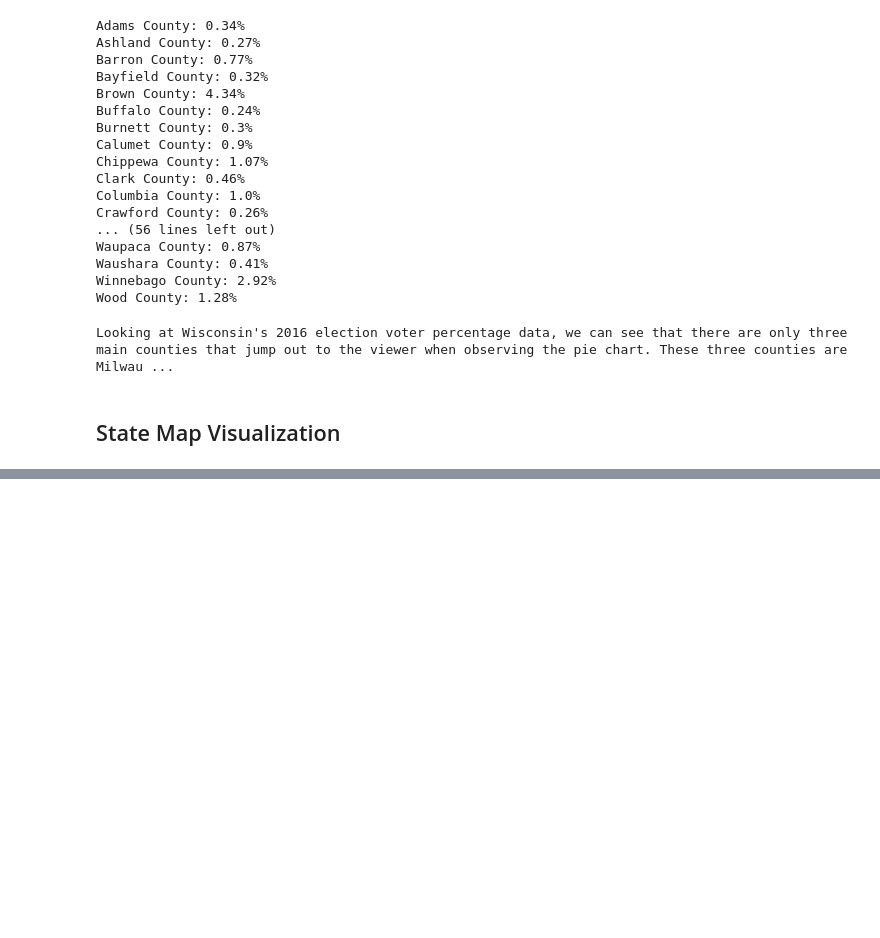
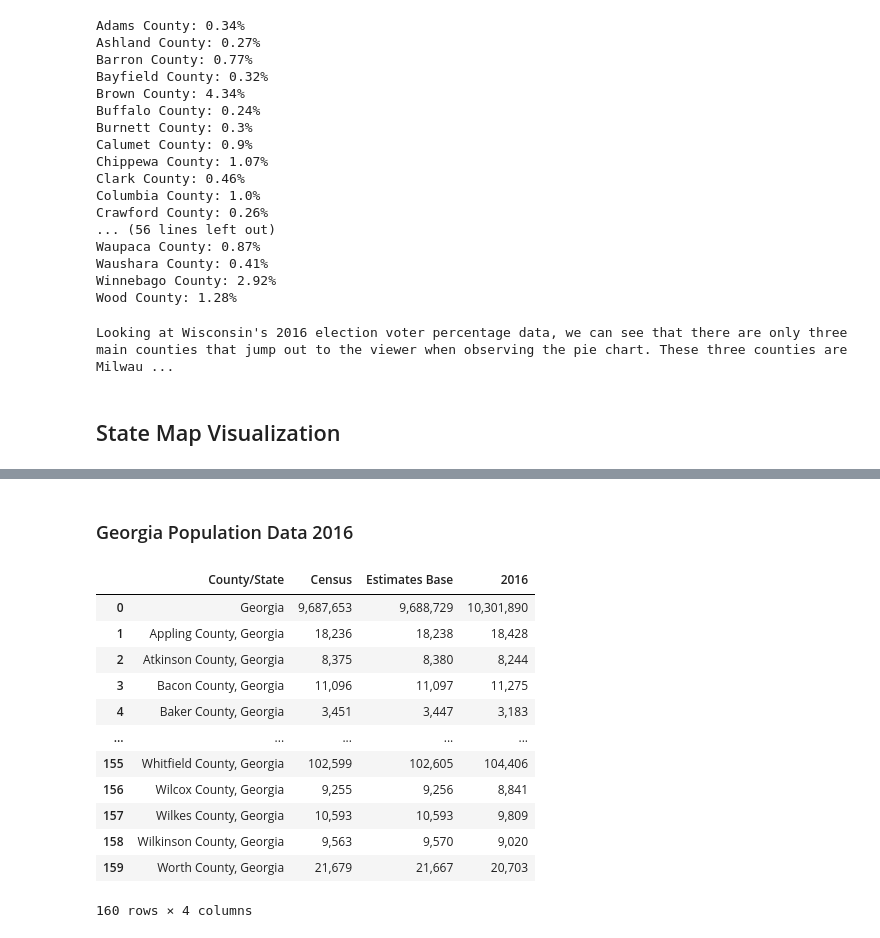
Before and after one commit to BrandonKim2000/BrandonKim2000.github.io, a Jupyter notebook: election2016/2016_Election_Analysis.ipynb, the cells around one changed output, grey strips where cells are left out. Cells and saved outputs as stored; diff of their text form; code cells hidden in the pictures; blank space fills up the shorter version.

```diff
--- a/election2016/2016_Election_Analysis.ipynb
+++ b/election2016/2016_Election_Analysis.ipynb
@@ -597,0 +627,21 @@ SyntaxError: invalid syntax (<ipython-input-4-16615d9e6f85>, line 2)
+# %% [markdown]
+### Georgia Population Data 2016
+# %%
+georgiaPop = pd.read_csv('../changeInPop/georgia.csv')
+georgiaPop.rename(columns={'Unnamed: 0': 'County/State'}, inplace=True)
+georgiaPop = georgiaPop.drop(['2010', '2011', '2012', '2013', '2014', '2015', '2017', '2018', '2019'], axis=1)
+georgiaPop
+# %% [output]
+|  | County/State | Census | Estimates Base | 2016 |
+| 0 | Georgia | 9,687,653 | 9,688,729 | 10,301,890 |
+| 1 | Appling County, Georgia | 18,236 | 18,238 | 18,428 |
+| 2 | Atkinson County, Georgia | 8,375 | 8,380 | 8,244 |
+| 3 | Bacon County, Georgia | 11,096 | 11,097 | 11,275 |
+| 4 | Baker County, Georgia | 3,451 | 3,447 | 3,183 |
+| ... | ... | ... | ... | ... |
+| 155 | Whitfield County, Georgia | 102,599 | 102,605 | 104,406 |
+| 156 | Wilcox County, Georgia | 9,255 | 9,256 | 8,841 |
+| 157 | Wilkes County, Georgia | 10,593 | 10,593 | 9,809 |
+| 158 | Wilkinson County, Georgia | 9,563 | 9,570 | 9,020 |
+| 159 | Worth County, Georgia | 21,679 | 21,667 | 20,703 |
+160 rows × 4 columns
```
Also changed, not shown: parts of 12 cells of this notebook, 3 other files.
